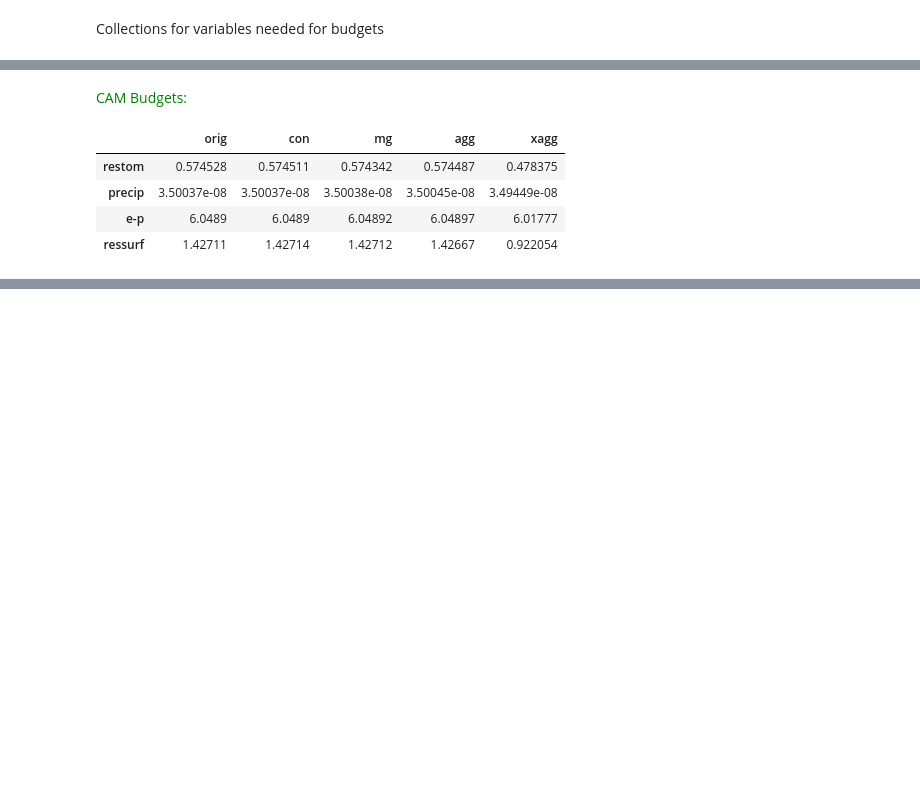
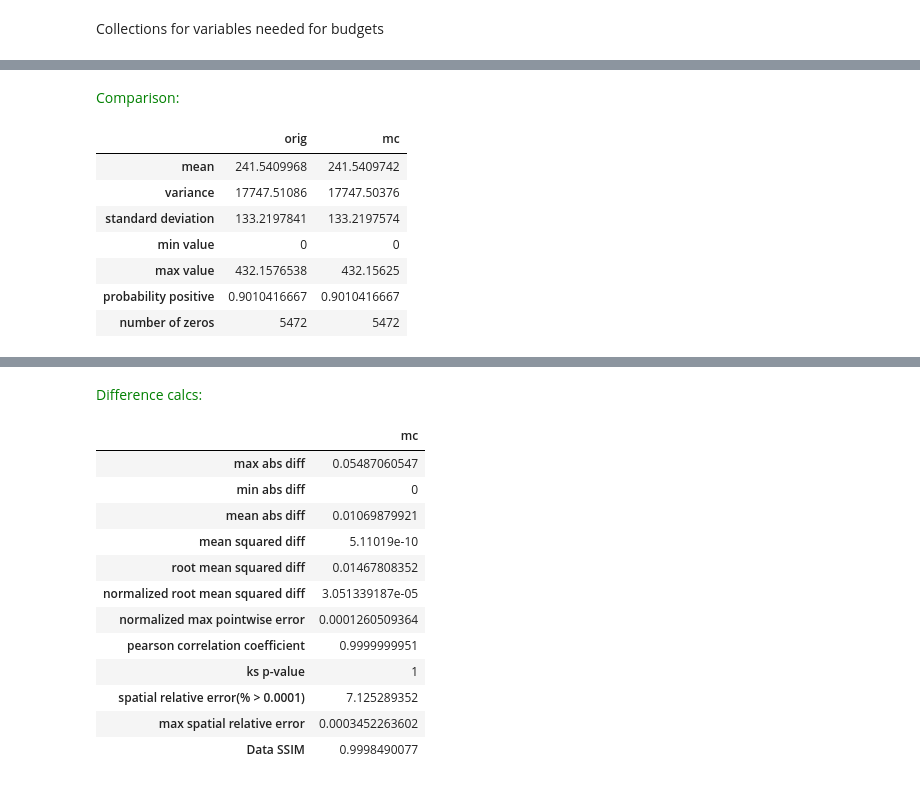
Before and after one commit to NCAR/ldcpy, a Jupyter notebook: docs/source/notebooks/CAMBudgets.ipynb, the cells around one changed output, grey strips where cells are left out. Cells and saved outputs as stored; diff of their text form; code cells hidden in the pictures; blank space fills up the shorter version.

```diff
--- a/docs/source/notebooks/CAMBudgets.ipynb
+++ b/docs/source/notebooks/CAMBudgets.ipynb
@@ -186,9 +183,3 @@ all_ds = ldcpy.combine_datasets(
-# %%
-ldcpy.cam_budgets(all_ds, ["orig", "con", "mg", "agg", "xagg"], significant_digits=6)
-# %% [output]
-CAM Budgets:
-|  | orig | con | mg | agg | xagg |
-| restom | 0.574528 | 0.574511 | 0.574342 | 0.574487 | 0.478375 |
-| precip | 3.50037e-08 | 3.50037e-08 | 3.50038e-08 | 3.50045e-08 | 3.49449e-08 |
-| e-p | 6.0489 | 6.0489 | 6.04892 | 6.04897 | 6.01777 |
-| ressurf | 1.42711 | 1.42714 | 1.42712 | 1.42667 | 0.922054 |
+# %%
+ldcpy.compare_stats(fsnt_col, "FSNT", ["orig", "mc"], significant_digits=10)
+# %% [output]
@@ -194,0 +187,9 @@ CAM Budgets:
+Comparison:
+|  | orig | mc |
+| mean | 241.5409968 | 241.5409742 |
+| variance | 17747.51086 | 17747.50376 |
+| standard deviation | 133.2197841 | 133.2197574 |
+| min value | 0 | 0 |
+| max value | 432.1576538 | 432.15625 |
+| probability positive | 0.9010416667 | 0.9010416667 |
+| number of zeros | 5472 | 5472 |
@@ -194,0 +197,14 @@ CAM Budgets:
+Difference calcs:
+|  | mc |
+| max abs diff | 0.05487060547 |
+| min abs diff | 0 |
+| mean abs diff | 0.01069879921 |
+| mean squared diff | 5.11019e-10 |
+| root mean squared diff | 0.01467808352 |
+| normalized root mean squared diff | 3.051339187e-05 |
+| normalized max pointwise error | 0.0001260509364 |
+| pearson correlation coefficient | 0.9999999951 |
+| ks p-value | 1 |
+| spatial relative error(% > 0.0001) | 7.125289352 |
+| max spatial relative error | 0.0003452263602 |
+| Data SSIM | 0.9998490077 |
```
Also changed, not shown: parts of 24 cells of this notebook, 1 other file.
